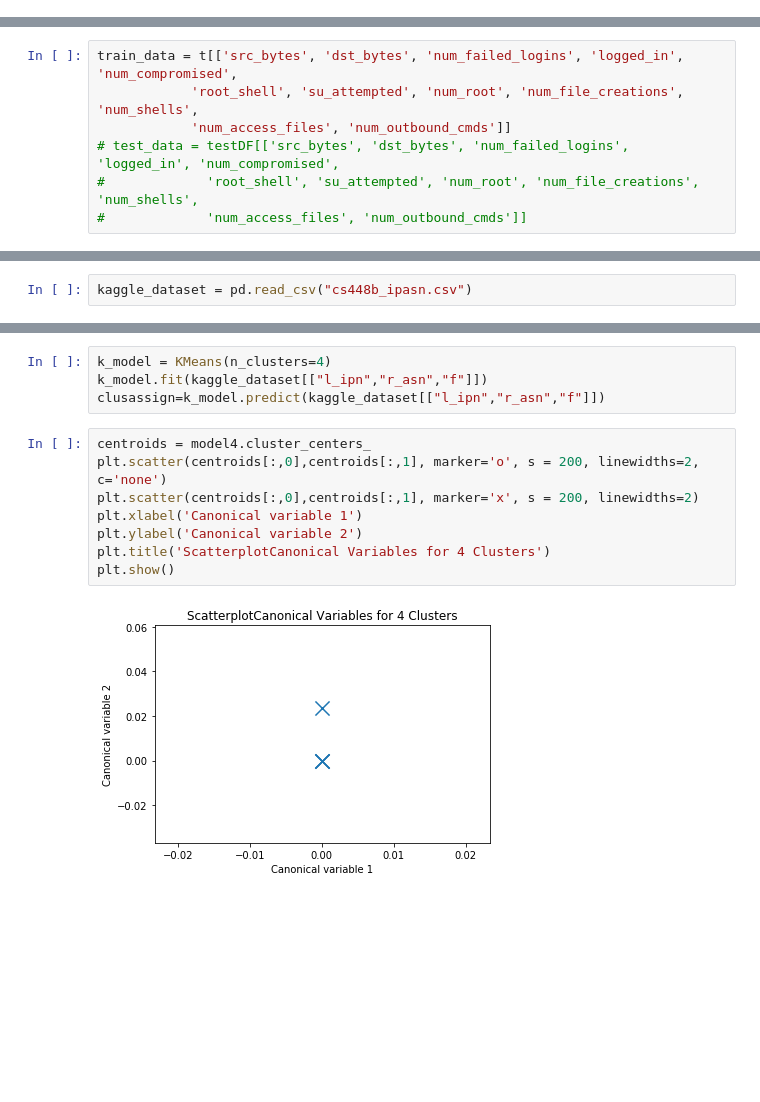
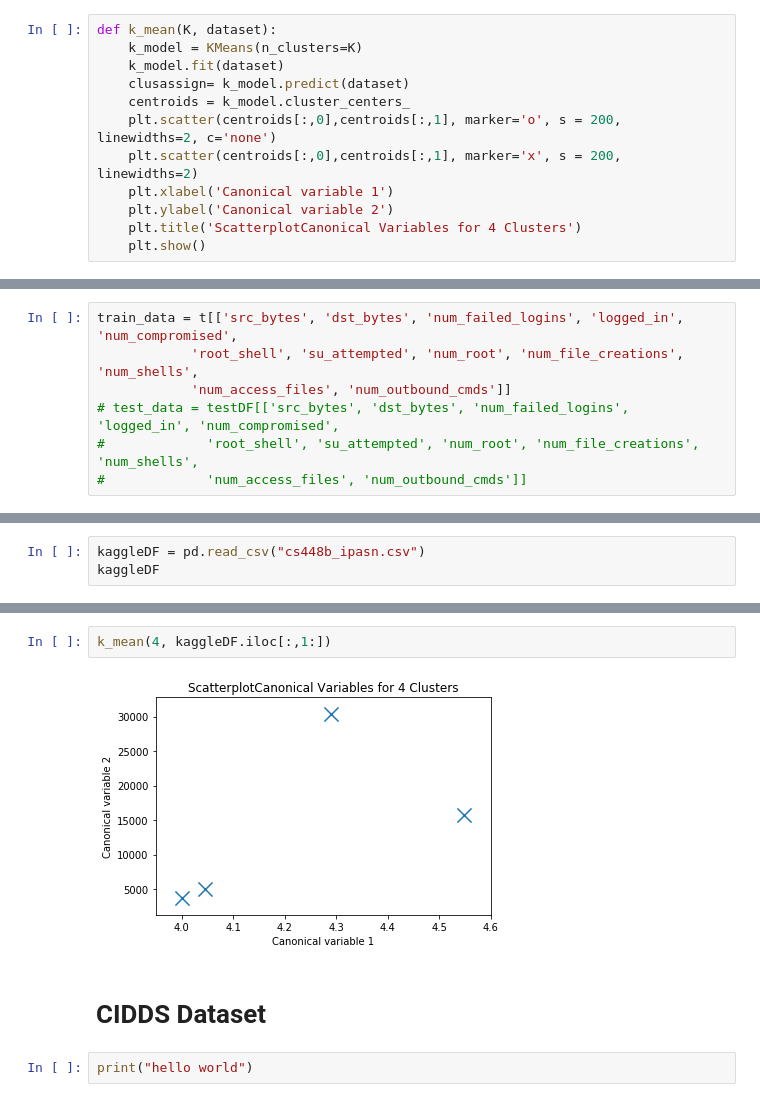
Before and after one commit to BaiKongQue/CSCI-191T_Security_Group, a Jupyter notebook: Security Group Project.ipynb, the cells around one changed output, grey strips where cells are left out. Saved outputs shown, nothing was run; the diff lists cells and outputs as text; blank space fills up the shorter version.

Commit message:
updated code and k-mean into one function

```diff
--- a/Security Group Project.ipynb
+++ b/Security Group Project.ipynb
@@ -4,3 +4,15 @@ import pandas as pd
 import matplotlib.pyplot as plt
 from sklearn.neighbors import LocalOutlierFactor
 from sklearn.cluster import KMeans
+# %%
+def k_mean(K, dataset):
+    k_model = KMeans(n_clusters=K)
+    k_model.fit(dataset)
+    clusassign= k_model.predict(dataset)
+    centroids = k_model.cluster_centers_
+    plt.scatter(centroids[:,0],centroids[:,1], marker='o', s = 200, linewidths=2, c='none')
+    plt.scatter(centroids[:,0],centroids[:,1], marker='x', s = 200, linewidths=2)
+    plt.xlabel('Canonical variable 1')
+    plt.ylabel('Canonical variable 2')
+    plt.title('ScatterplotCanonical Variables for 4 Clusters')
+    plt.show()
@@ -76,2 +59,3 @@ plt.show()
 # %%
-kaggle_dataset = pd.read_csv("cs448b_ipasn.csv")
+kaggleDF = pd.read_csv("cs448b_ipasn.csv")
+kaggleDF
@@ -99,14 +81,8 @@ kaggle_dataset
-# %%
-k_model = KMeans(n_clusters=4)
-k_model.fit(kaggle_dataset[["l_ipn","r_asn","f"]])
-clusassign=k_model.predict(kaggle_dataset[["l_ipn","r_asn","f"]])
-# %%
-centroids = model4.cluster_centers_
-plt.scatter(centroids[:,0],centroids[:,1], marker='o', s = 200, linewidths=2, c='none')
-plt.scatter(centroids[:,0],centroids[:,1], marker='x', s = 200, linewidths=2)
-plt.xlabel('Canonical variable 1')
-plt.ylabel('Canonical variable 2')
-plt.title('ScatterplotCanonical Variables for 4 Clusters')
-plt.show()
-# %% [output]
-[figure, removed]
+# %%
+k_mean(4, kaggleDF.iloc[:,1:])
+# %% [output]
+[figure, added]
+# %% [markdown]
+# CIDDS Dataset
+# %%
+print("hello world")
```
Also changed, not shown: parts of 9 cells of this notebook.
